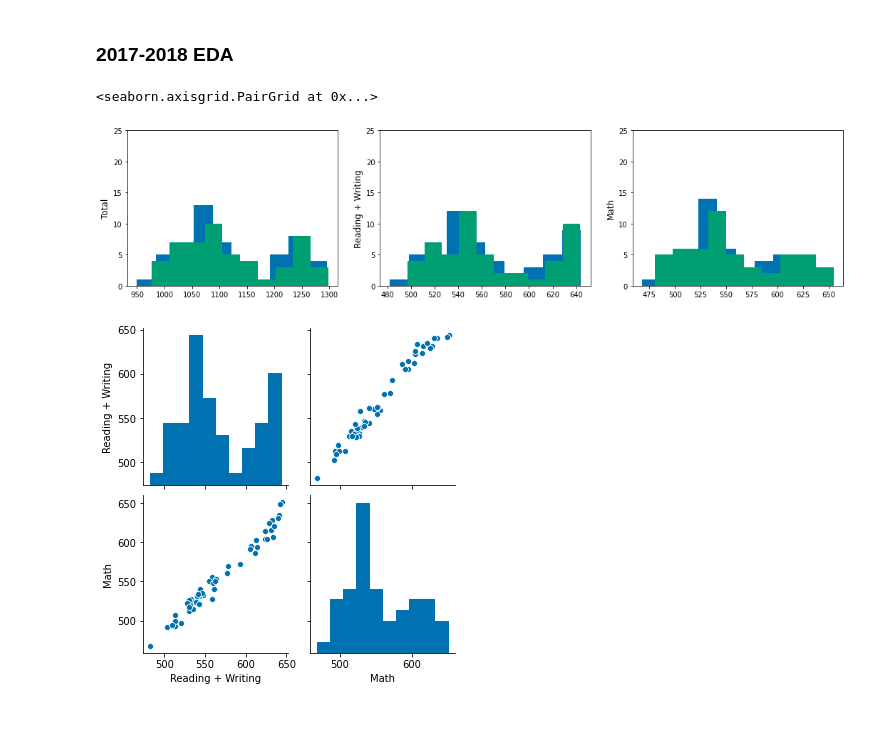
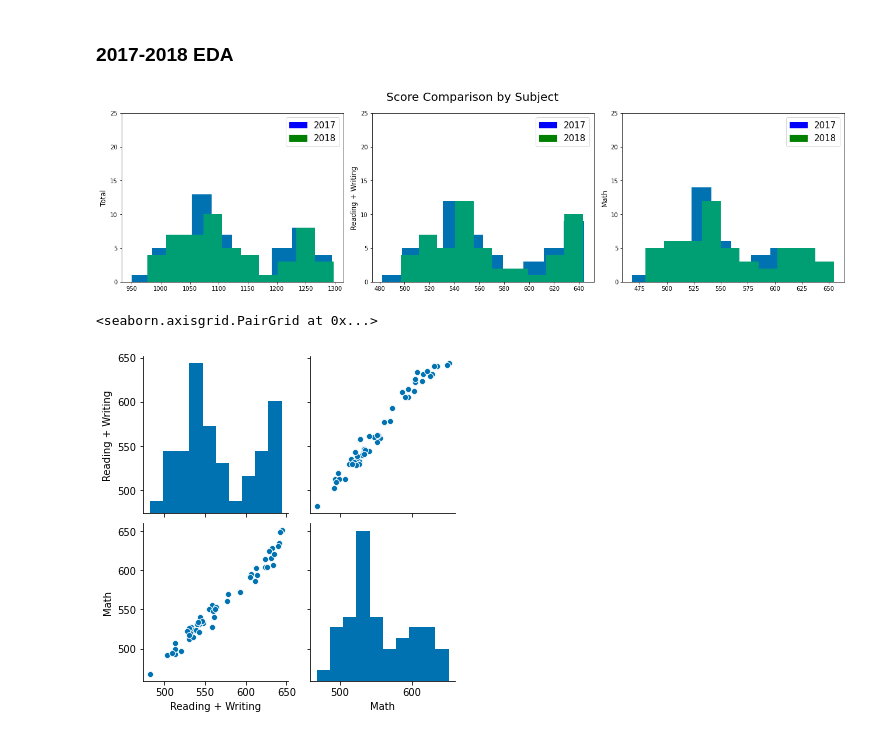
Before and after one commit to phamc4/Projects, a Jupyter notebook: SAT_changes.ipynb, the cells around one changed output. Saved outputs shown, nothing was run; the diff lists cells and outputs as text; code cells hidden in the pictures.

Commit message:
Cleaned up data

```diff
--- a/SAT_changes.ipynb
+++ b/SAT_changes.ipynb
@@ -300,9 +317,9 @@ help_me = subject_merge(latter_half)
 # first_half_math = please.iloc[:, 2::4]
 # first_half_writing = please.iloc[:, 3::4]
 
-late_reading = help_me.iloc[:, 1::4]
-late_math = help_me.iloc[:, 2::4]
-late_writing = help_me.iloc[:, 3::4]
+# late_reading = help_me.iloc[:, 1::4]
+# late_math = help_me.iloc[:, 2::4]
+# late_writing = help_me.iloc[:, 3::4]
 
 
 fig, axs = plt.subplots(1,3, figsize=(14,4))
@@ -313,8 +330,21 @@ for i, ax in enumerate(axs,1):
     ax.set_ylabel(f'{subjects[i]}', fontsize=12)
     ax.set_ylim(0,60)
 
+#Plot for 2011-2015
 for i, ax in enumerate(axs, 1):
     ax.hist(help_me.iloc[:, i::4].values.flatten(), bins=10, alpha=0.8)
-    ax.set_ylabel(f'{subjects[i]}', fontsize=12)
-    ax.set_ylim(0,60)
+#     ax.set_ylabel(f'{subjects[i]}', fontsize=12)
+#     ax.set_ylim(0,60)
+
+#Setting up legend
+handles = [Rectangle((0,0),1,1,color=c) for c in ['crimson', 'blue']]
+labels = ['2005-2010', '2011-2015']
+for ax in axs:
+    ax.legend(handles, labels)
+
+fig.suptitle('Score Comparison by Subject', fontsize=20)
+fig.tight_layout()
+fig.subplots_adjust(top=0.88)
+
+# plt.savefig('subject_comparison.png')
 # %% [output]
@@ -350,20 +383,37 @@ def new_sat_cleaning(df, start, end, rename_col=['State', 'Total', 'Reading + Wr
     return data_year
 # %%
 cleaned_ = sat_2017_2018[pd.notnull(sat_2017_2018.iloc[:,2])]
+
+#Cleaning up 2017 and 2018 year to be plotted
 clean_2017 = new_sat_cleaning(cleaned_, 1, 7)
 clean_2018 = new_sat_cleaning(cleaned_, 8, 14)
 
-fig, axs = plt.subplots(1,3, figsize=(18,4))
+
+
+fig, axs = plt.subplots(1,3, figsize=(18,5))
 labels = ['', 'Total', 'Reading + Writing', 'Math']
 for i, ax in enumerate(axs, 1):
     ax.hist(clean_2017.iloc[:, i].values, bins=10)
     ax.set_ylabel(labels[i], fontsize=12)
     ax.set_ylim(0,25)
     ax.hist(clean_2018.iloc[:, i].values, bins=10)
 
-sns.pairplot(clean_2017[['Reading + Writing', 'Math']])
+handles = [Rectangle((0,0),1,1,color=c) for c in ['blue', 'green']]
+labels = ['2017', '2018']
+for ax in axs:
+    ax.legend(handles, labels, prop={'size':15})
+
+fig.suptitle('Score Comparison by Subject', fontsize=20)
+fig.tight_layout()
+fig.subplots_adjust(top=0.88)
+
+
+# plt.savefig('2017_2018_Comparison.png')
 # %% [output]
-<seaborn.axisgrid.PairGrid at 0x...>
-[figure, old version]
+[figure, new version]
-[figure, removed]
+# %%
+sns.pairplot(clean_2017[['Reading + Writing', 'Math']])
+# %% [output]
+<seaborn.axisgrid.PairGrid at 0x...>
+[figure, added]
 # %%
```
Also changed, not shown: parts of 11 cells of this notebook.
